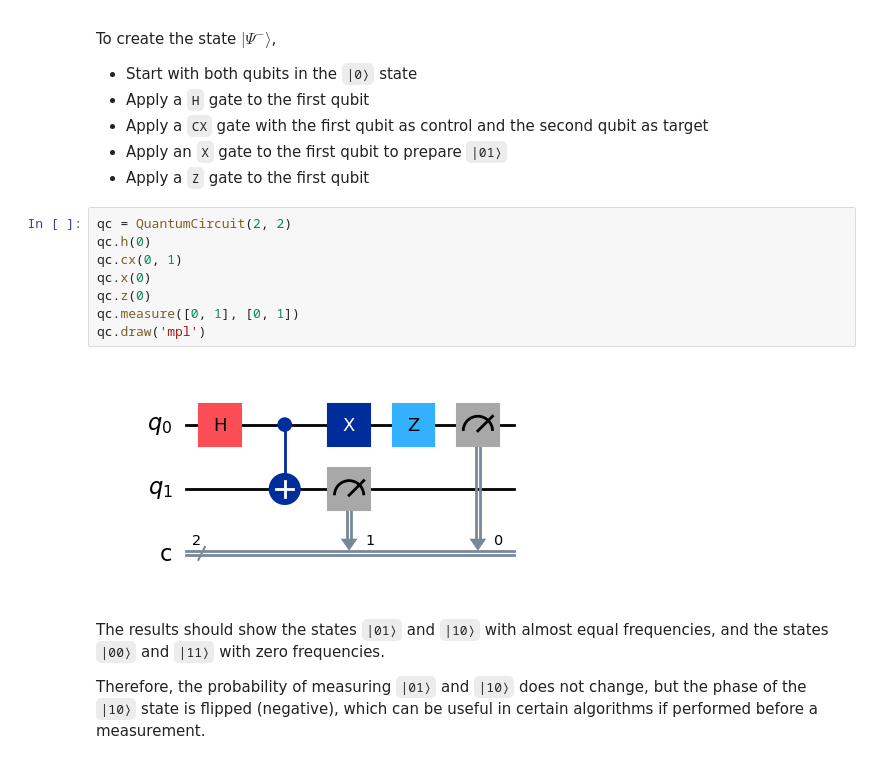
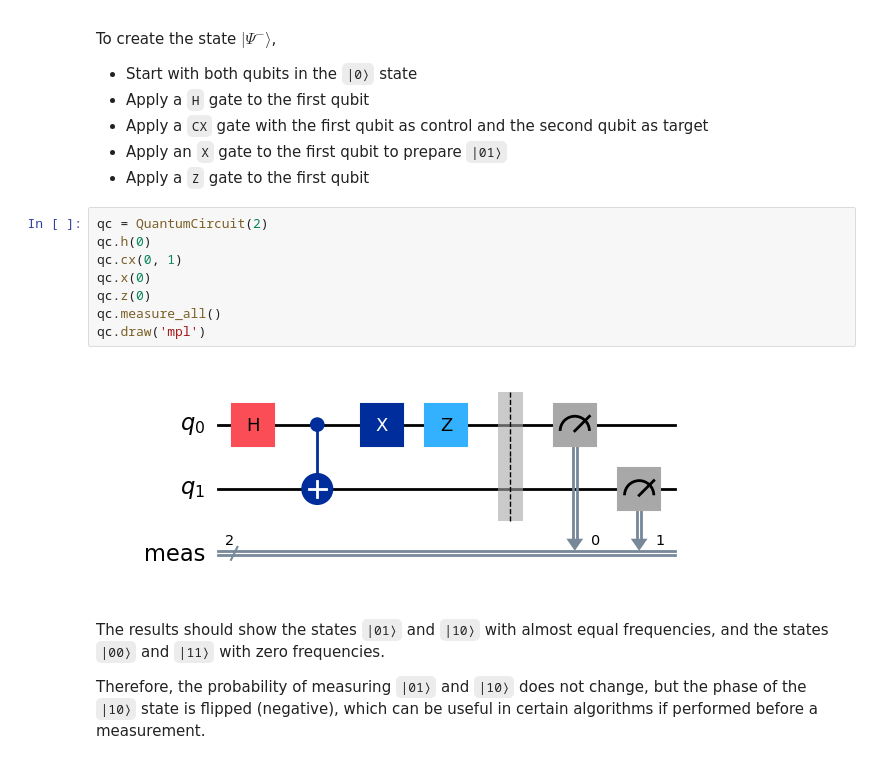
Before and after one commit to naokishibuya/qiskit-experiments, a Jupyter notebook: notebooks/2-bell_states.ipynb, the cells around one changed output. Saved outputs shown, nothing was run; the diff lists cells and outputs as text.

```diff
--- a/notebooks/2-bell_states.ipynb
+++ b/notebooks/2-bell_states.ipynb
@@ -209,15 +210,15 @@ To create the state $|\Psi^-\rangle$,
 - Apply an `X` gate to the first qubit to prepare `|01⟩`
 - Apply a `Z` gate to the first qubit
 # %%
-qc = QuantumCircuit(2, 2)
+qc = QuantumCircuit(2)
 qc.h(0)
 qc.cx(0, 1)
 qc.x(0)
 qc.z(0)
-qc.measure([0, 1], [0, 1])
+qc.measure_all()
 qc.draw('mpl')
 # %% [output]
-[figure, old version]
+[figure, new version]
 # %% [markdown]
 The results should show the states `|01⟩` and `|10⟩` with almost equal frequencies, and the states `|00⟩` and `|11⟩` with zero frequencies.
 
```
Also changed, not shown: parts of 9 cells of this notebook.
